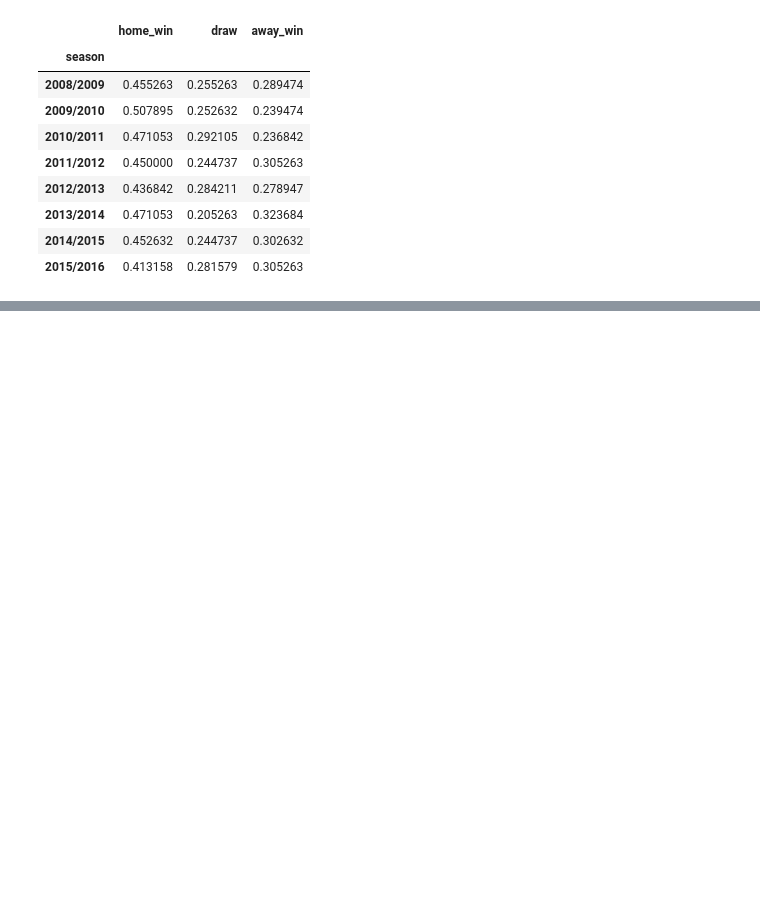
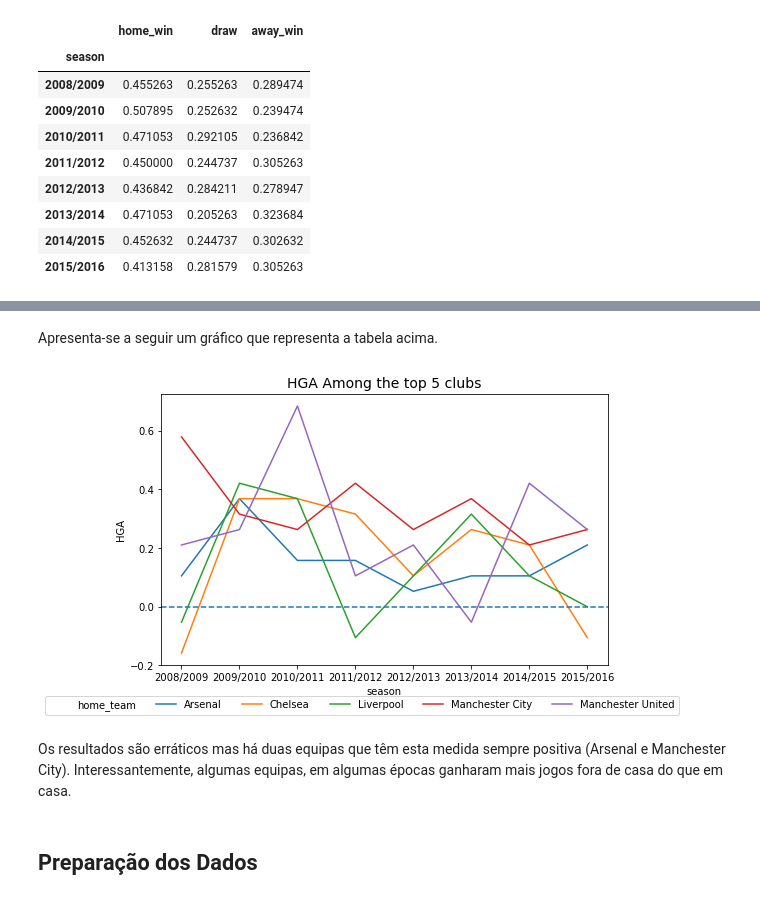
Before and after one commit to andremmori/IART-Project2, a Jupyter notebook: SoccerRegression.ipynb, the cells around one changed output, grey strips where cells are left out. Saved outputs shown, nothing was run; the diff lists cells and outputs as text; code cells hidden in the pictures; blank space fills up the shorter version.

Commit message:
Finished data acquisition and exploration section for now

```diff
--- a/SoccerRegression.ipynb
+++ b/SoccerRegression.ipynb
@@ -120,0 +119,8 @@ df.head()
+# %%
+big_clubs = ['Liverpool', 'Manchester City', 'Manchester United', 'Chelsea', 'Arsenal']
+home_win_rates_5 = matches[matches.home_team.isin(big_clubs)].groupby(['home_team', 'season']).home_win.mean()
+away_win_rates_5 = matches[matches.away_team.isin(big_clubs)].groupby(['away_team', 'season']).away_win.mean()
+
+hga_top_5 = home_win_rates_5 - away_win_rates_5
+
+hga_top_5.unstack(level=0)
@@ -120,0 +138,19 @@ df.head()
+# %% [markdown]
+Apresenta-se a seguir um gráfico que representa a tabela acima.
+# %%
+import seaborn as sns
+
+plt.figure(figsize=(8, 5))
+plot = sns.lineplot(x='season', y='HGA', hue='home_team', data=hga_top_5.reset_index().rename(columns={0: 'HGA', 'home_team': 'home_team'}))
+plt.legend(loc='lower center', ncol=6, bbox_to_anchor=(0.45, -0.2))
+plt.title("HGA Among the top 5 clubs", fontsize=14)
+
+plot.axes.axhline(0, ls='--')
+
+plt.show()
+# %% [output]
+[figure, added]
+# %% [markdown]
+Os resultados são erráticos mas há duas equipas que têm esta medida sempre positiva (Arsenal e Manchester City). Interessantemente, algumas equipas, em algumas épocas ganharam mais jogos fora de casa do que em casa.
+# %% [markdown]
+## Preparação dos Dados
```
Also changed, not shown: parts of 10 cells of this notebook.
